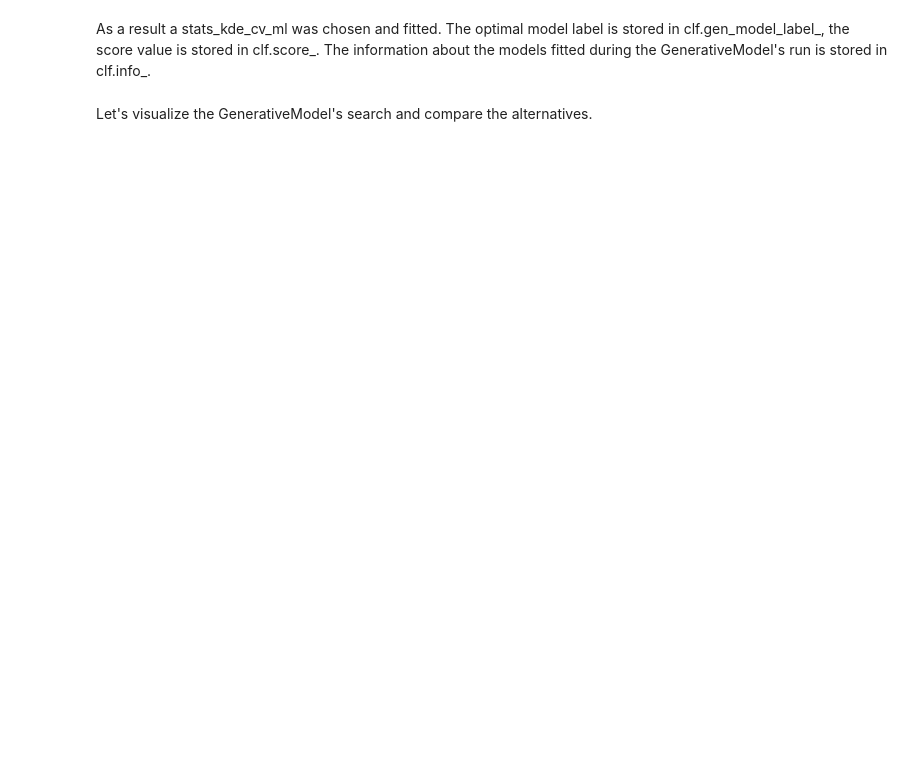
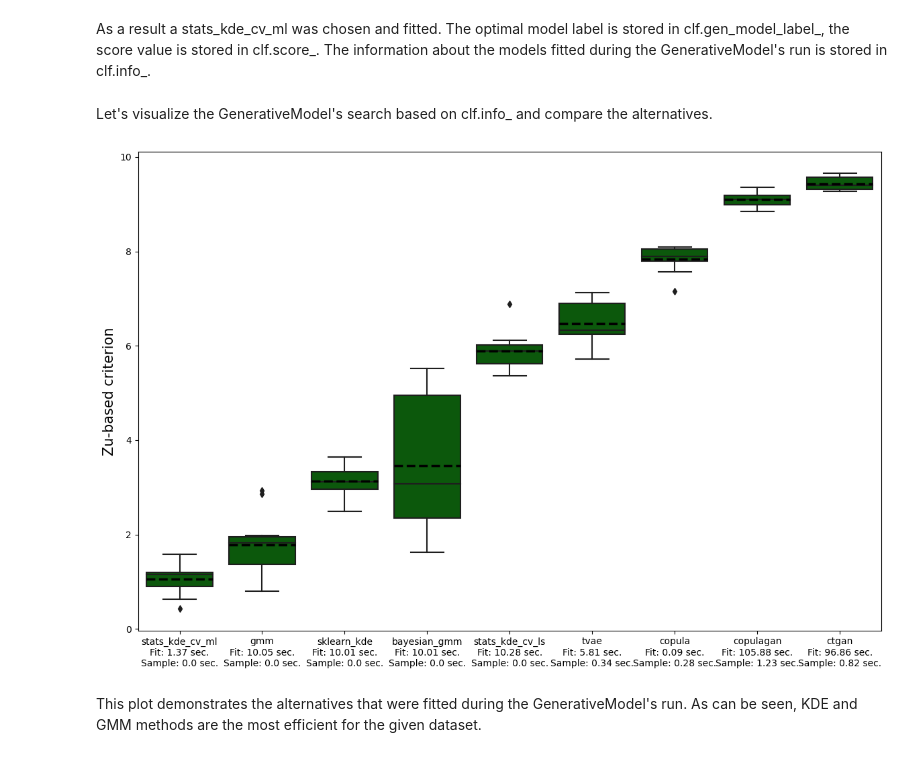
Before and after one commit to aimclub/asid, a Jupyter notebook: examples/example_small.ipynb, the cells around one changed output. Drawn from its saved outputs; the diff is of its cells as text; code cells hidden in the pictures; blank space fills up the shorter version.

```diff
--- a/examples/example_small.ipynb
+++ b/examples/example_small.ipynb
@@ -18,22 +23,29 @@ clf.fit(X)
 # %% [markdown]
 As a result a stats_kde_cv_ml was chosen and fitted. The optimal model label is stored in clf.gen_model_label_, the score value is stored in clf.score_. The information about the models fitted during the GenerativeModel's run is stored in clf.info_.
 # %% [markdown]
-Let's visualize the GenerativeModel's search and compare the alternatives.
+Let's visualize the GenerativeModel's search based on clf.info_ and compare the alternatives.
 # %%
 import numpy as np
+import pandas as pd
+import matplotlib.pyplot as plt
+import seaborn as sns
 
 alg_name = []
 scores_list = []
 for meth in list(clf.info_["gen_models"].keys()):
-    scores = list(np.array(data_zu["gen_models"][meth]["score"]).reshape(1,-1))[0]
+    scores = list(np.array(clf.info_["gen_models"][meth]["score"]).reshape(1,-1))[0]
     scores_list.extend(scores)
-    alg_name.extend([meth + "\nFit: " + str(round(np.mean(data_zu["gen_models"][meth]["train_time"]).microseconds*10** - 6 + np.mean(data_zu["gen_models"][meth]["train_time"]).seconds, 2))+" sec.\n"
-                     + "Sample: "+ str(round(np.mean(data_zu["gen_models"][meth]["sampling_time"]).microseconds*10** - 6 + np.mean(data_zu["gen_models"][meth]["sampling_time"]).seconds, 2))+" sec." for element in scores])
+    alg_name.extend([meth + "\nFit: " + str(round(np.mean(clf.info_["gen_models"][meth]["train_time"]).microseconds*10** - 6 + np.mean(clf.info_["gen_models"][meth]["train_time"]).seconds, 2))+" sec.\n"
+                     + "Sample: "+ str(round(np.mean(clf.info_["gen_models"][meth]["sampling_time"]).microseconds*10** - 6 + np.mean(clf.info_["gen_models"][meth]["sampling_time"]).seconds, 2))+" sec." for element in scores])
 result = pd.DataFrame({"Alg":alg_name, "Score":scores_list})
 result_group_sort = result.groupby("Alg")["Score"].mean()
 name_list = list(result_group_sort.sort_values(ascending=True).index)
-plt.figure(figsize=(18,10))
+plt.figure(figsize=(12,8))
 sns.boxplot(x=alg_name, y=scores_list, showmeans=True, meanline=True,meanprops=dict(color='black', linewidth=2.5),order=name_list, color="darkgreen")
-plt.ylabel("Критерий на основе метрики Zu", fontsize=15)
+plt.ylabel("Zu-based criterion", fontsize=15)
 plt.tight_layout()
 plt.show()
+# %% [output]
+[figure, added]
+# %% [markdown]
+This plot demonstrates the alternatives that were fitted during the GenerativeModel's run. As can be seen, KDE and GMM methods are the most efficient for the given dataset.
```
Also changed, not shown: parts of 1 cell of this notebook.
